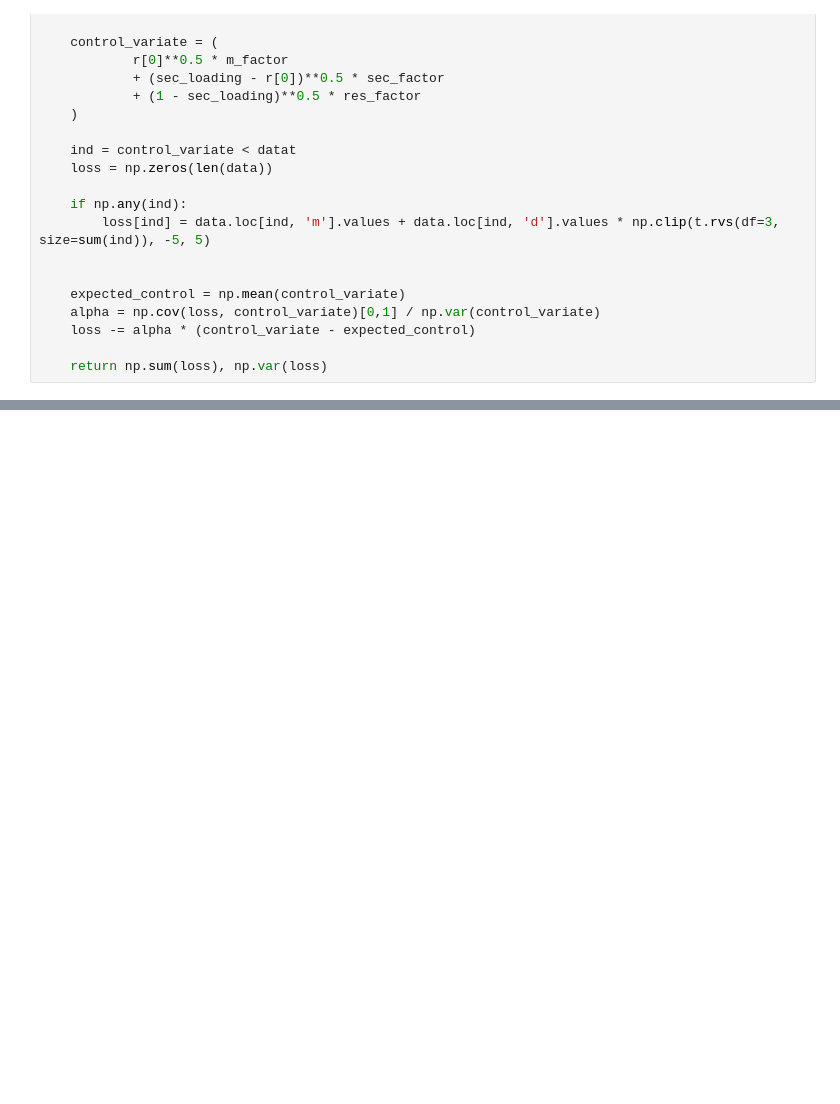
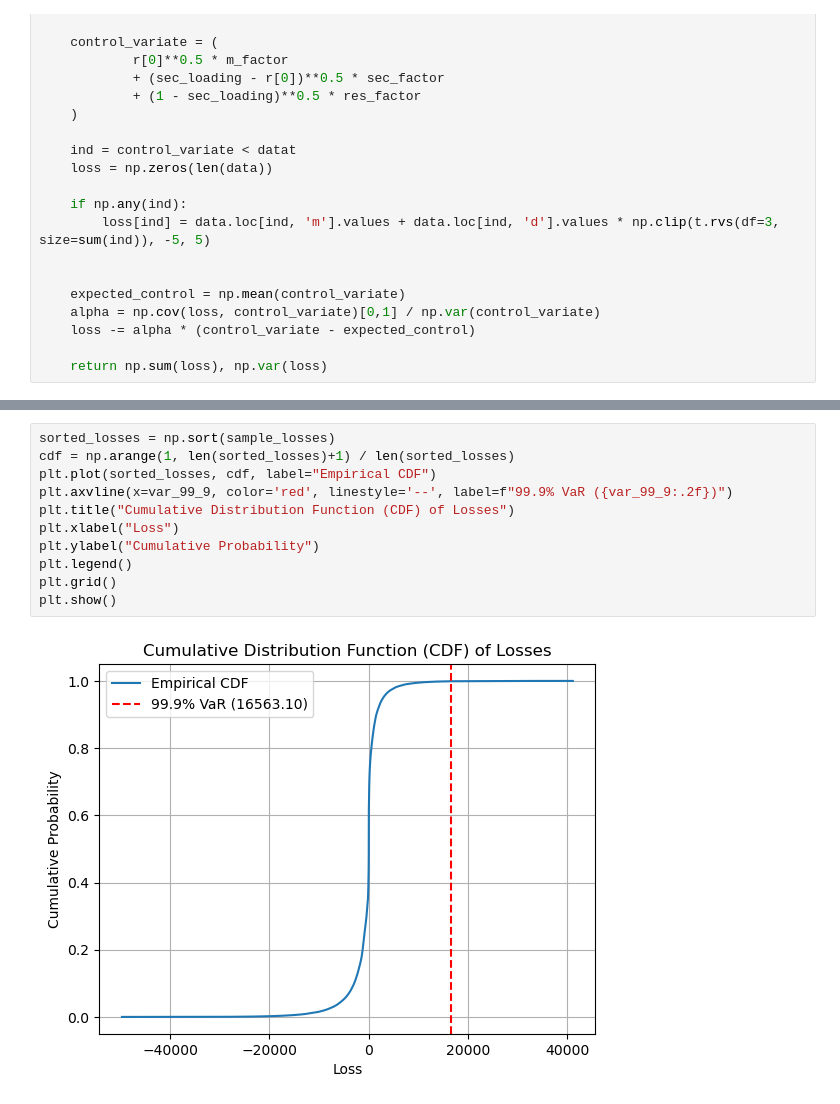
Before and after one commit to akrokosz/gs_quant_mc, a Jupyter notebook: finalito.ipynb, the cells around one changed output, grey strips where cells are left out. Saved outputs shown, nothing was run; the diff lists cells and outputs as text; blank space fills up the shorter version.

```diff
--- a/finalito.ipynb
+++ b/finalito.ipynb
@@ -108,0 +101,13 @@ plt.show()
+# %%
+sorted_losses = np.sort(sample_losses)
+cdf = np.arange(1, len(sorted_losses)+1) / len(sorted_losses)
+plt.plot(sorted_losses, cdf, label="Empirical CDF")
+plt.axvline(x=var_99_9, color='red', linestyle='--', label=f"99.9% VaR ({var_99_9:.2f})")
+plt.title("Cumulative Distribution Function (CDF) of Losses")
+plt.xlabel("Loss")
+plt.ylabel("Cumulative Probability")
+plt.legend()
+plt.grid()
+plt.show()
+# %% [output]
+[figure, added]
```
Also changed, not shown: parts of 14 cells of this notebook, 1 other file.
